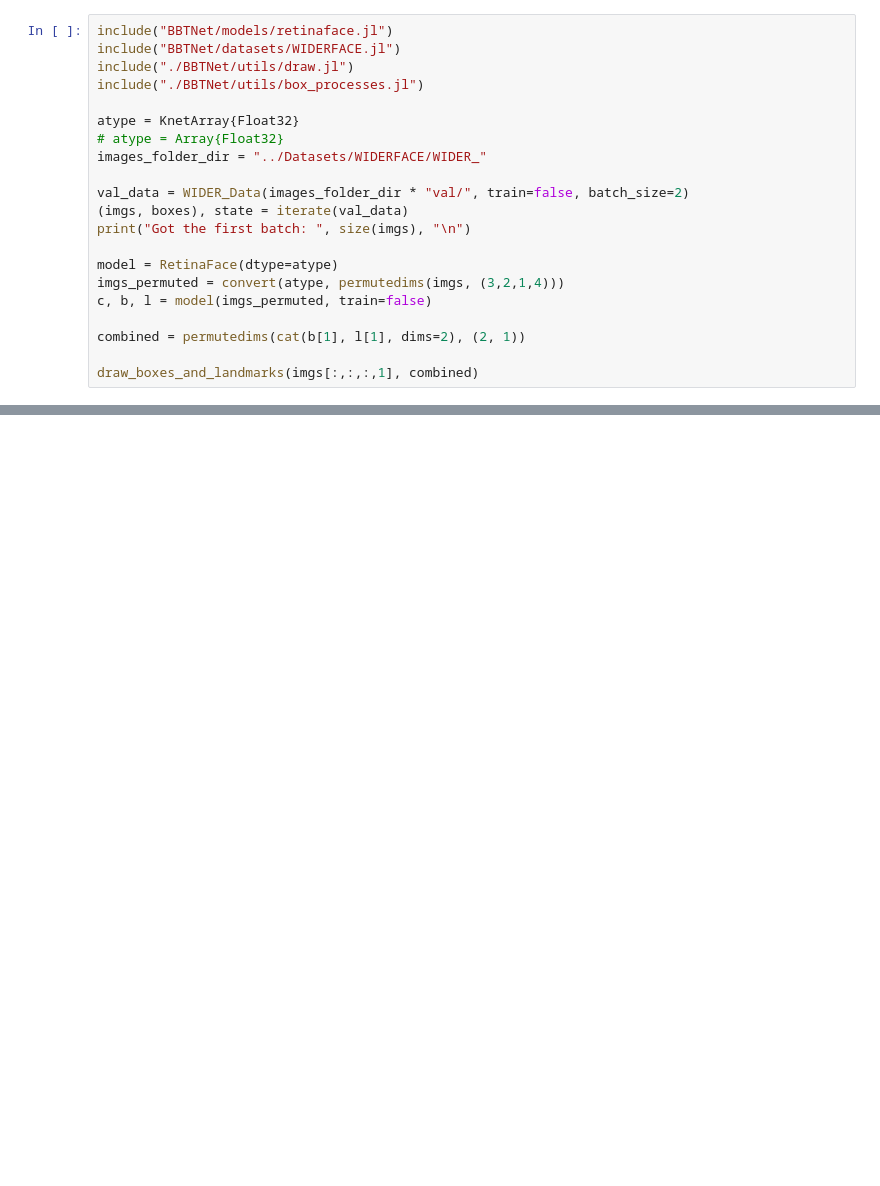
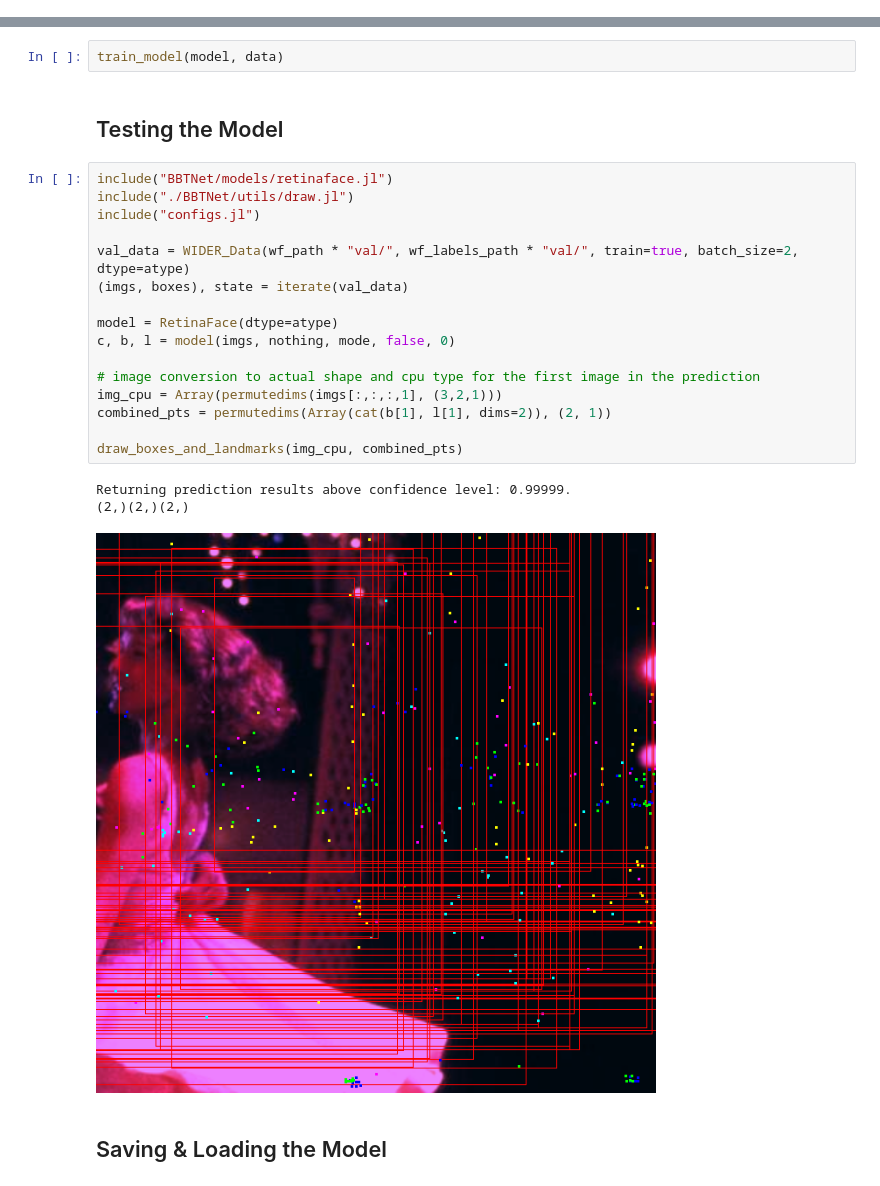
Before and after one commit to barisbatuhan/retinaface, a Jupyter notebook: progress.ipynb, the cells around one changed output, grey strips where cells are left out. Drawn from its saved outputs; the diff is of its cells as text; blank space fills up the shorter version.

Commit message:
Fixes on box prediction, image reading and augmentation, etc.

```diff
--- a/progress.ipynb
+++ b/progress.ipynb
@@ -38,21 +0,0 @@ print(size(c), " & ", size(b), " & ", size(l), " \n")
-# %%
-include("BBTNet/models/retinaface.jl")
-include("BBTNet/datasets/WIDERFACE.jl")
-include("./BBTNet/utils/draw.jl")
-include("./BBTNet/utils/box_processes.jl")
-
-atype = KnetArray{Float32}
-# atype = Array{Float32}
-images_folder_dir = "../Datasets/WIDERFACE/WIDER_"
-
-val_data = WIDER_Data(images_folder_dir * "val/", train=false, batch_size=2)
-(imgs, boxes), state = iterate(val_data)
-print("Got the first batch: ", size(imgs), "\n")
-
-model = RetinaFace(dtype=atype)
-imgs_permuted = convert(atype, permutedims(imgs, (3,2,1,4)))
-c, b, l = model(imgs_permuted, train=false)
-
-combined = permutedims(cat(b[1], l[1], dims=2), (2, 1))
-
-draw_boxes_and_landmarks(imgs[:,:,:,1], combined)
@@ -216,0 +53,26 @@ No Matches in `/scratch/users/baristopal20/.julia/environments/v1.5/Project.toml
+# %%
+train_model(model, data)
+# %% [markdown]
+## Testing the Model
+# %%
+include("BBTNet/models/retinaface.jl")
+include("./BBTNet/utils/draw.jl")
+include("configs.jl")
+
+val_data = WIDER_Data(wf_path * "val/", wf_labels_path * "val/", train=true, batch_size=2, dtype=atype)
+(imgs, boxes), state = iterate(val_data)
+
+model = RetinaFace(dtype=atype)
+c, b, l = model(imgs, nothing, mode, false, 0)
+
+# image conversion to actual shape and cpu type for the first image in the prediction
+img_cpu = Array(permutedims(imgs[:,:,:,1], (3,2,1)))
+combined_pts = permutedims(Array(cat(b[1], l[1], dims=2)), (2, 1))
+
+draw_boxes_and_landmarks(img_cpu, combined_pts)
+# %% [output]
+Returning prediction results above confidence level: 0.99999.
+(2,)(2,)(2,)
+[figure, added]
+# %% [markdown]
+## Saving & Loading the Model
```
Also changed, not shown: parts of 33 cells of this notebook, 6 other files.
